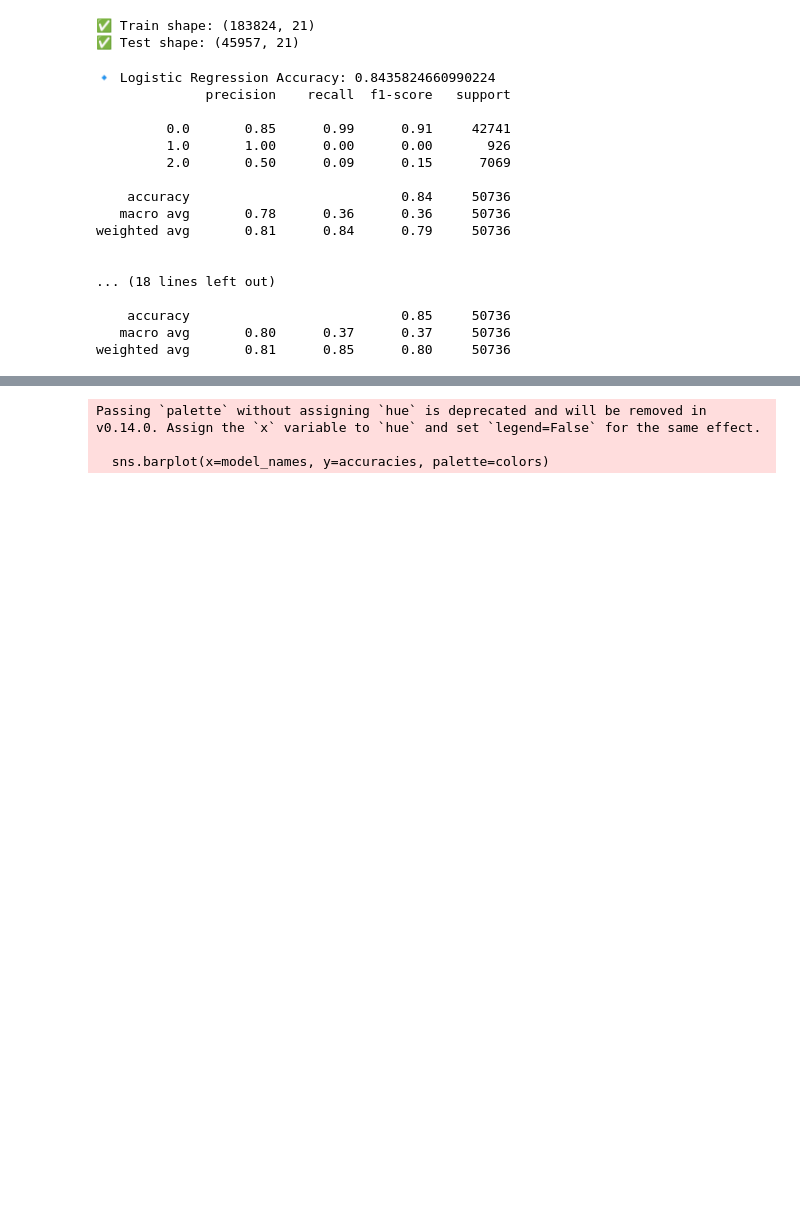
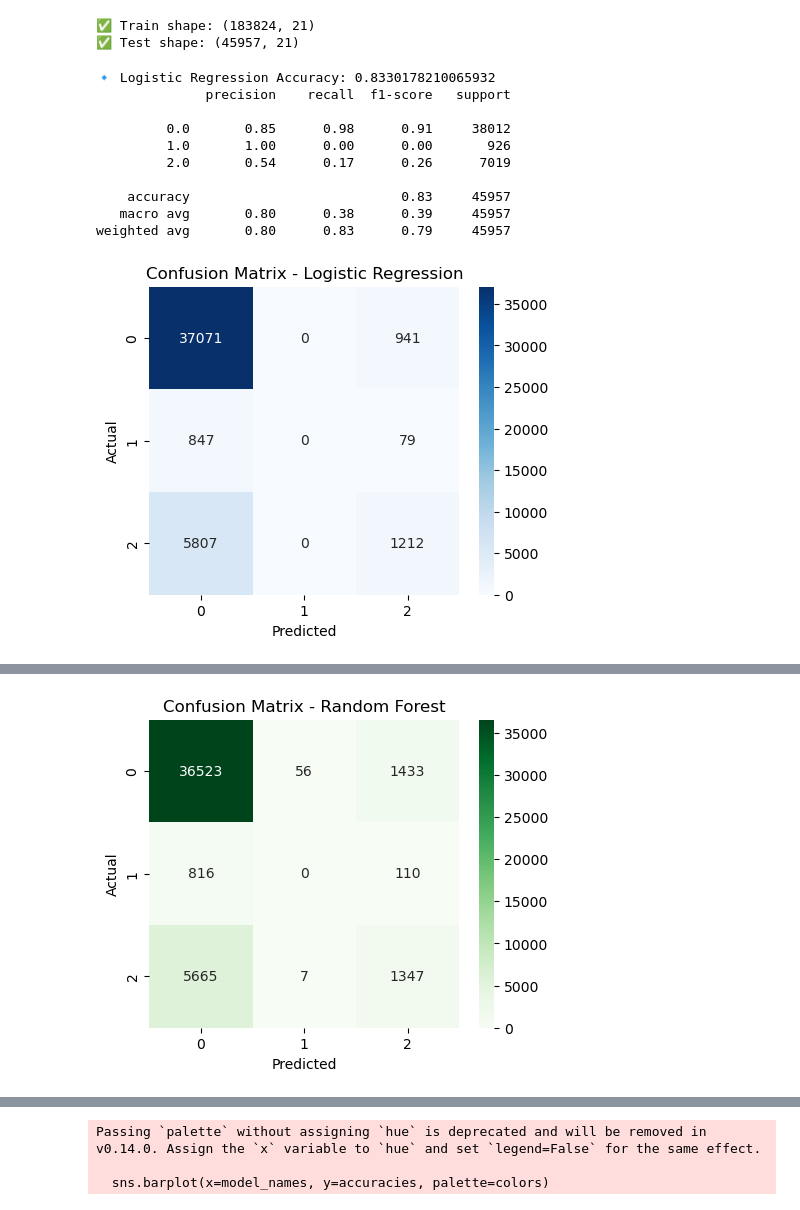
Before and after one commit to MONABHANDARI/masterproject, a Jupyter notebook: Data/main.ipynb, the cells around one changed output, grey strips where cells are left out. Saved outputs shown, nothing was run; the diff lists cells and outputs as text; code cells hidden in the pictures; blank space fills up the shorter version.

```diff
--- a/Data/main.ipynb
+++ b/Data/main.ipynb
@@ -124,48 +124,92 @@ print("✅ Test shape:", X_test.shape)
 ✅ Train shape: (183824, 21)
 ✅ Test shape: (45957, 21)
 # %%
+import pandas as pd
+import numpy as np
+import seaborn as sns
+import matplotlib.pyplot as plt
+
+from sklearn.model_selection import train_test_split
 from sklearn.preprocessing import StandardScaler
+from sklearn.linear_model import LogisticRegression
+from sklearn.ensemble import RandomForestClassifier
+from xgboost import XGBClassifier
+from sklearn.metrics import accuracy_score, classification_report, confusion_matrix
 
-# Scale for logistic regression
+# Load and clean the dataset
+df = pd.read_csv(r'F:\master project\diabetes_012_health_indicators_BRFSS2015.csv')
+df = df.drop_duplicates()
+
+# Features and target
+X = df.drop(columns=['Diabetes_012'])
+y = df['Diabetes_012']
+
+# Train-test split
+X_train, X_test, y_train, y_test = train_test_split(
+    X, y, test_size=0.2, random_state=42, stratify=y
+)
+
+# ------------------ Logistic Regression ------------------
+# Standardize features
 scaler = StandardScaler()
 X_train_scaled = scaler.fit_transform(X_train)
 X_test_scaled = scaler.transform(X_test)
 
-### Logistic Regression
 logistic_model = LogisticRegression(max_iter=1000, random_state=42)
 logistic_model.fit(X_train_scaled, y_train)
 y_pred_logistic = logistic_model.predict(X_test_scaled)
+
 print("\n🔹 Logistic Regression Accuracy:", accuracy_score(y_test, y_pred_logistic))
 print(classification_report(y_test, y_pred_logistic, zero_division=1))
 
-# Random Forest (no scaling needed)
+# Confusion Matrix
+plt.figure(figsize=(5,4))
+sns.heatmap(confusion_matrix(y_test, y_pred_logistic), annot=True, fmt='d', cmap='Blues')
+plt.title('Confusion Matrix - Logistic Regression')
+plt.xlabel('Predicted')
+plt.ylabel('Actual')
+plt.show()
+
+# ------------------ Random Forest ------------------
 rf_model = RandomForestClassifier(n_estimators=100, random_state=42)
 rf_model.fit(X_train, y_train)
 y_pred_rf = rf_model.predict(X_test)
+
 print("\n🔹 Random Forest Accuracy:", accuracy_score(y_test, y_pred_rf))
 print(classification_report(y_test, y_pred_rf, zero_division=1))
 
-# XGBoost (removed deprecated parameter)
+# Confusion Matrix
+plt.figure(figsize=(5,4))
+sns.heatmap(confusion_matrix(y_test, y_pred_rf), annot=True, fmt='d', cmap='Greens')
+plt.title('Confusion Matrix - Random Forest')
+plt.xlabel('Predicted')
+plt.ylabel('Actual')
+plt.show()
+
+# ------------------ XGBoost ------------------
 xgb_model = XGBClassifier(eval_metric='mlogloss', random_state=42)
 xgb_model.fit(X_train, y_train)
 y_pred_xgb = xgb_model.predict(X_test)
+
 print("\n🔹 XGBoost Accuracy:", accuracy_score(y_test, y_pred_xgb))
 print(classification_report(y_test, y_pred_xgb, zero_division=1))
+
+# Confusion Matrix
+plt.figure(figsize=(5,4))
+sns.heatmap(confusion_matrix(y_test, y_pred_xgb), annot=True, fmt='d', cmap='Oranges')
+plt.title('Confusion Matrix - XGBoost')
+plt.xlabel('Predicted')
+plt.ylabel('Actual')
+plt.show()
 # %% [output]
-🔹 Logistic Regression Accuracy: 0.8435824660990224
+🔹 Logistic Regression Accuracy: 0.8330178210065932
               precision    recall  f1-score   support
 
-         0.0       0.85      0.99      0.91     42741
+         0.0       0.85      0.98      0.91     38012
          1.0       1.00      0.00      0.00       926
-         2.0       0.50      0.09      0.15      7069
+         2.0       0.54      0.17      0.26      7019
 
-    accuracy                           0.84     50736
-   macro avg       0.78      0.36      0.36     50736
-weighted avg       0.81      0.84      0.79     50736
-
-
-... (18 lines left out)
-
-    accuracy                           0.85     50736
-   macro avg       0.80      0.37      0.37     50736
-weighted avg       0.81      0.85      0.80     50736
+    accuracy                           0.83     45957
+   macro avg       0.80      0.38      0.39     45957
+weighted avg       0.80      0.83      0.79     45957
+[figure, added]
@@ -171,0 +226 @@ weighted avg       0.81      0.85      0.80     50736
+[figure, added]
```
Also changed, not shown: parts of 3 cells of this notebook.
